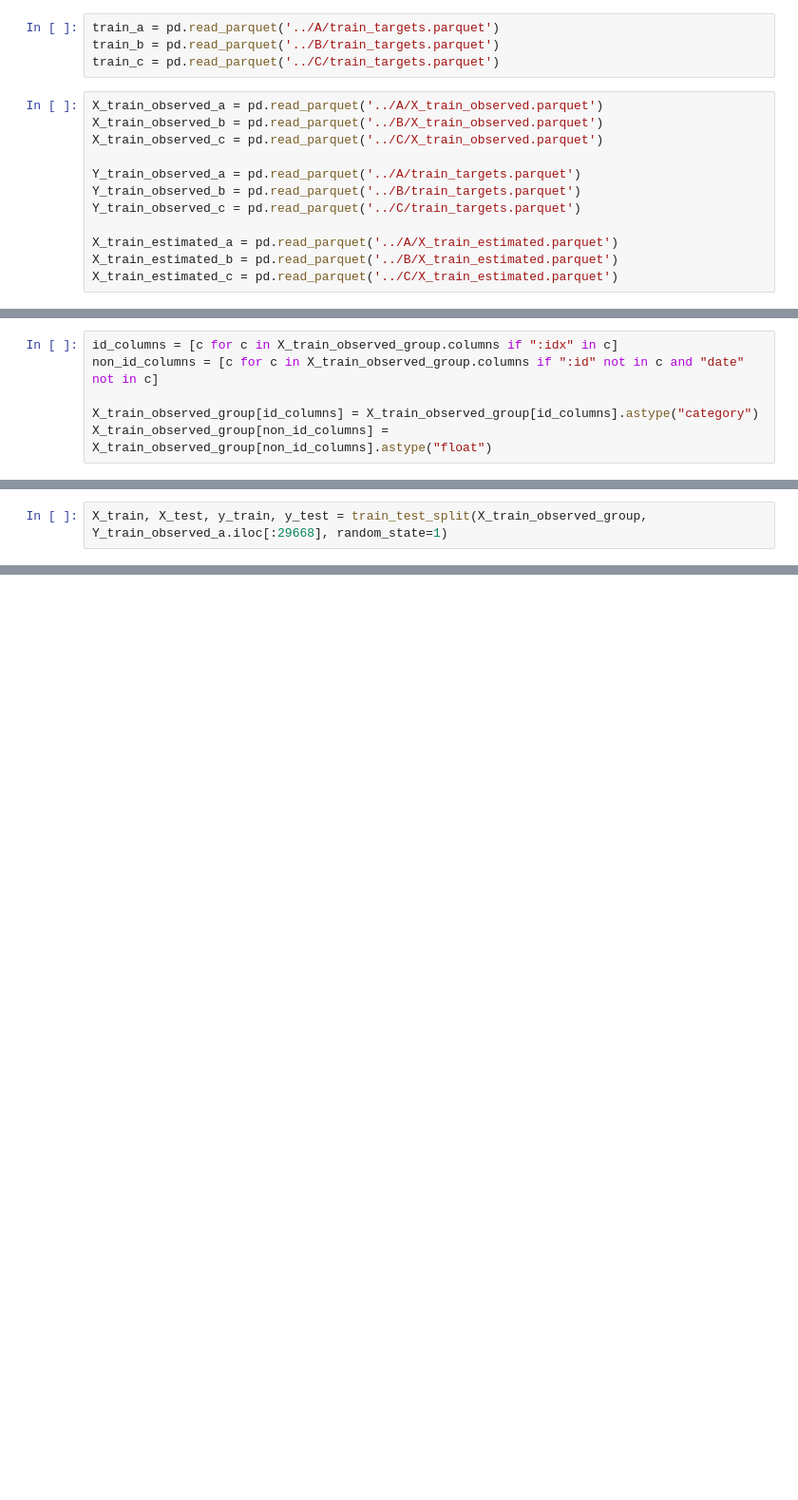
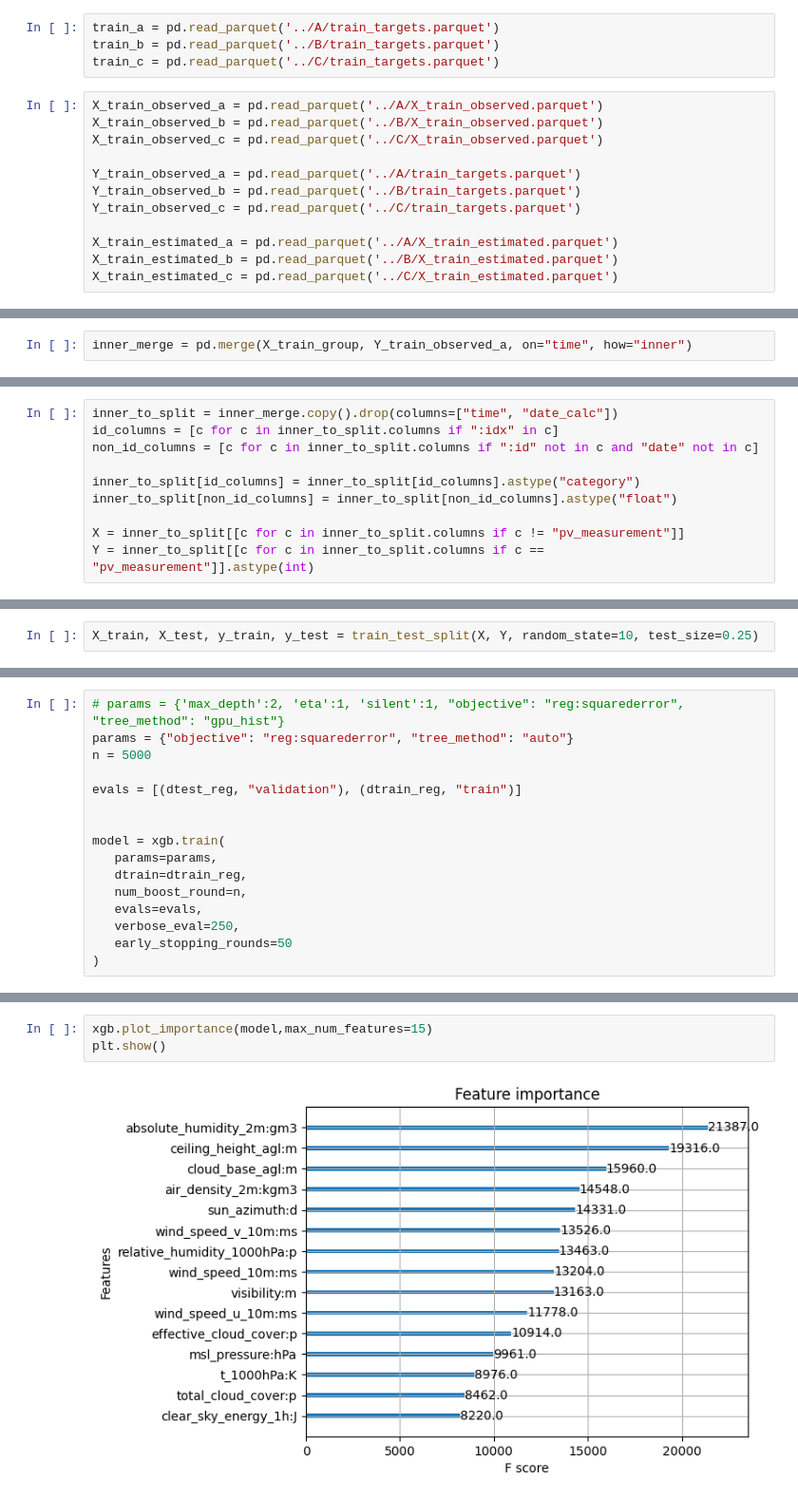
Before and after one commit to mikaelste/TDT4173-project, a Jupyter notebook: mikael/mikael_sandbox.ipynb, the cells around one changed output, grey strips where cells are left out. Shown at 95% size. Cells and saved outputs as stored; diff of their text form; blank space fills up the shorter version.

```diff
--- a/mikael/mikael_sandbox.ipynb
+++ b/mikael/mikael_sandbox.ipynb
@@ -54,0 +60,2 @@ X_train_observed_group.tail()
+# %%
+inner_merge = pd.merge(X_train_group, Y_train_observed_a, on="time", how="inner")
@@ -55,6 +71,10 @@ X_train_observed_group.tail()
 # %%
-id_columns = [c for c in X_train_observed_group.columns if ":idx" in c]
-non_id_columns = [c for c in X_train_observed_group.columns if ":id" not in c and "date" not in c]
+inner_to_split = inner_merge.copy().drop(columns=["time", "date_calc"])
+id_columns = [c for c in inner_to_split.columns if ":idx" in c]
+non_id_columns = [c for c in inner_to_split.columns if ":id" not in c and "date" not in c]
 
-X_train_observed_group[id_columns] = X_train_observed_group[id_columns].astype("category")
-X_train_observed_group[non_id_columns] = X_train_observed_group[non_id_columns].astype("float")
+inner_to_split[id_columns] = inner_to_split[id_columns].astype("category")
+inner_to_split[non_id_columns] = inner_to_split[non_id_columns].astype("float")
+
+X = inner_to_split[[c for c in inner_to_split.columns if c != "pv_measurement"]]
+Y = inner_to_split[[c for c in inner_to_split.columns if c == "pv_measurement"]].astype(int)
@@ -70,2 +81,2 @@ Y_train_observed_a.iloc[:29668].tail()
 # %%
-X_train, X_test, y_train, y_test = train_test_split(X_train_observed_group, Y_train_observed_a.iloc[:29668], random_state=1)
+X_train, X_test, y_train, y_test = train_test_split(X, Y, random_state=10, test_size=0.25)
@@ -96,0 +86,16 @@ ValueError: DataFrame.dtypes for data must be int, float, bool or category. When
+# %%
+# params = {'max_depth':2, 'eta':1, 'silent':1, "objective": "reg:squarederror", "tree_method": "gpu_hist"}
+params = {"objective": "reg:squarederror", "tree_method": "auto"}
+n = 5000
+
+evals = [(dtest_reg, "validation"), (dtrain_reg, "train")]
+
+
+model = xgb.train(
+   params=params,
+   dtrain=dtrain_reg,
+   num_boost_round=n,
+   evals=evals,
+   verbose_eval=250,
+   early_stopping_rounds=50
+)
@@ -96,0 +120,5 @@ ValueError: DataFrame.dtypes for data must be int, float, bool or category. When
+# %%
+xgb.plot_importance(model,max_num_features=15)
+plt.show()
+# %% [output]
+[figure, added]
```
Also changed, not shown: parts of 16 cells of this notebook.
